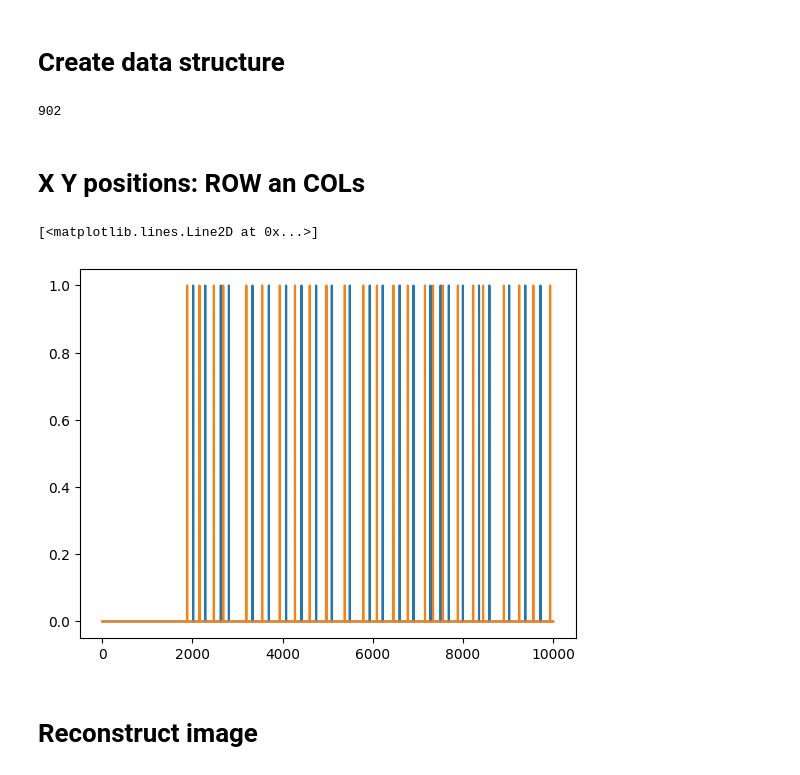
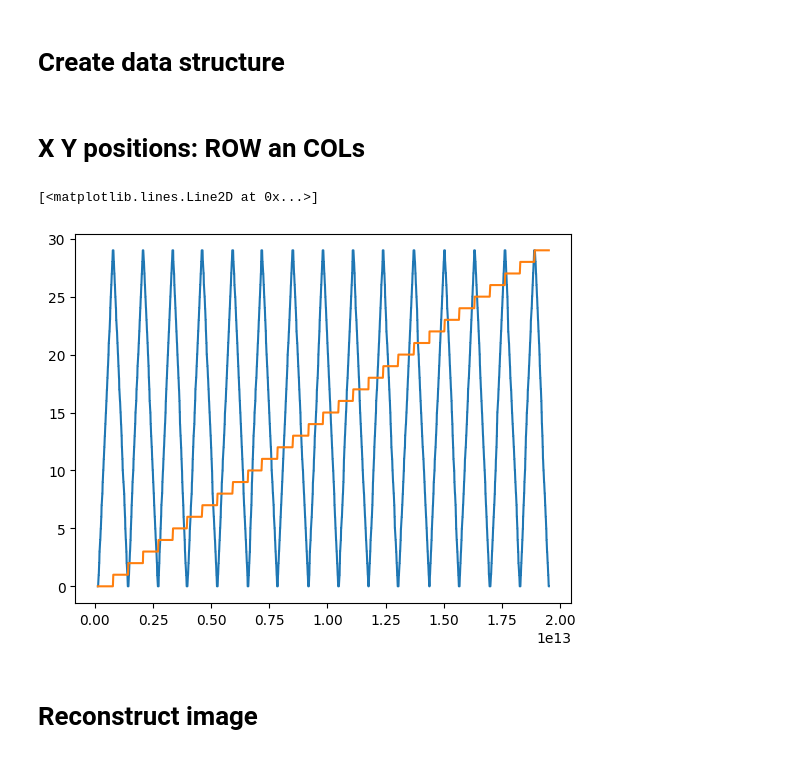
Before and after one commit to MikelElorza/Data-analysis, a Jupyter notebook: Narrow field/Imaging/Imaging_with_markers.ipynb, the cells around one changed output. Saved outputs shown, nothing was run; the diff lists cells and outputs as text; code cells hidden in the pictures.

```diff
--- a/Narrow field/Imaging/Imaging_with_markers.ipynb
+++ b/Narrow field/Imaging/Imaging_with_markers.ipynb
@@ -52,10 +54,6 @@ markers_Bool=np.array([sn.unfold.isMarker(datai) for datai in channels])
 m1=markers_Bool*sn.unfold.markers(channels)[2]
 m2=markers_Bool*sn.unfold.markers(channels)[3]
 m3=markers_Bool*sn.unfold.markers(channels)[1]
-# %%
-np.sum(m3)
-# %% [output]
-902
 # %%
 cum=np.cumsum(markers_Bool)
 rm=np.array([n%2 for n in cum])
@@ -74,12 +72,12 @@ data=data[data['cm3']!=0]#remove data before starting measurement (data start af
 data=data.drop(columns=['m1', 'm2','m3','markers','rm'])
 # %% [markdown]
 # X Y positions: ROW an COLs
-# %%
-plt.plot(df['m1'][0:10000])
-plt.plot(df['m3'][0:10000])
-# %% [output]
-[<matplotlib.lines.Line2D at 0x...>]
-[figure, removed]
+# %%
+plt.plot(data['absTimes'],data['col'])
+plt.plot(data['absTimes'],data['row'])
+# %% [output]
+[<matplotlib.lines.Line2D at 0x...>]
+[figure, added]
 # %% [markdown]
 # Reconstruct image
 # %%
```
Also changed, not shown: parts of 17 cells of this notebook.
